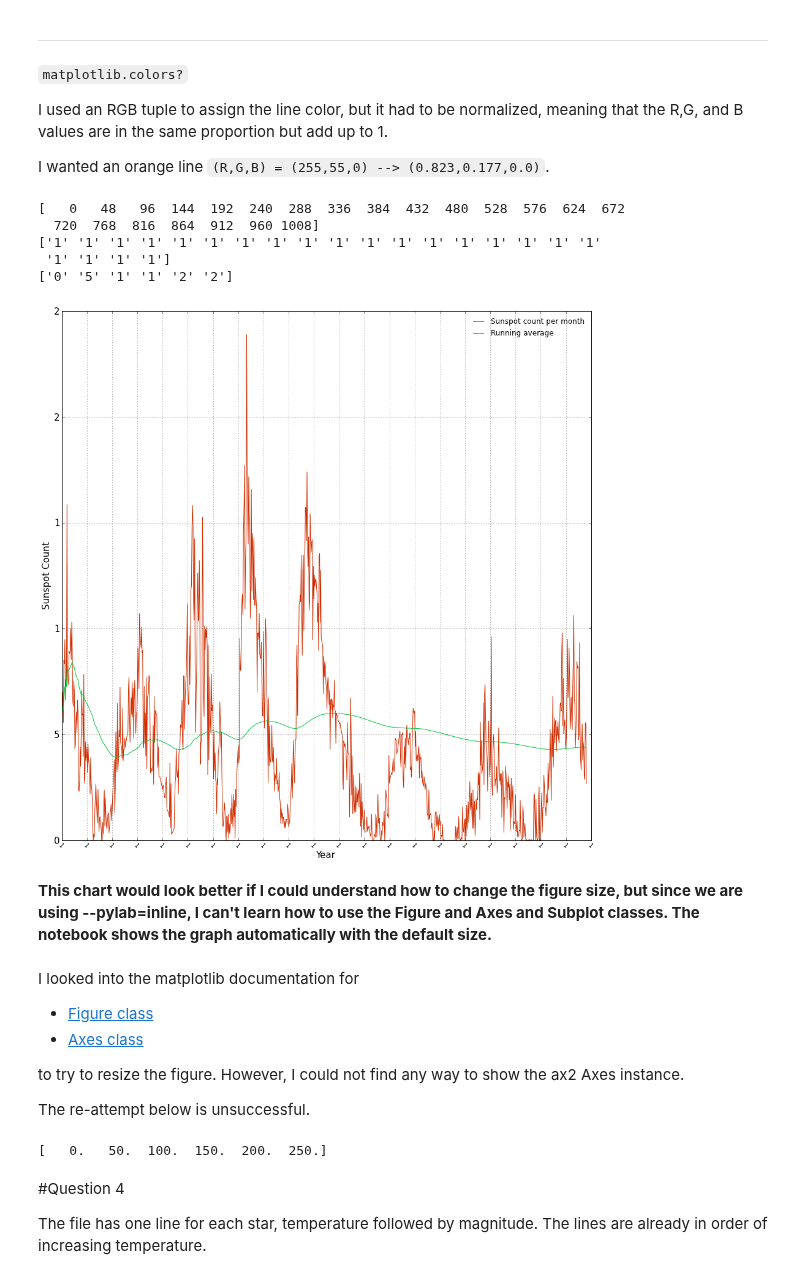
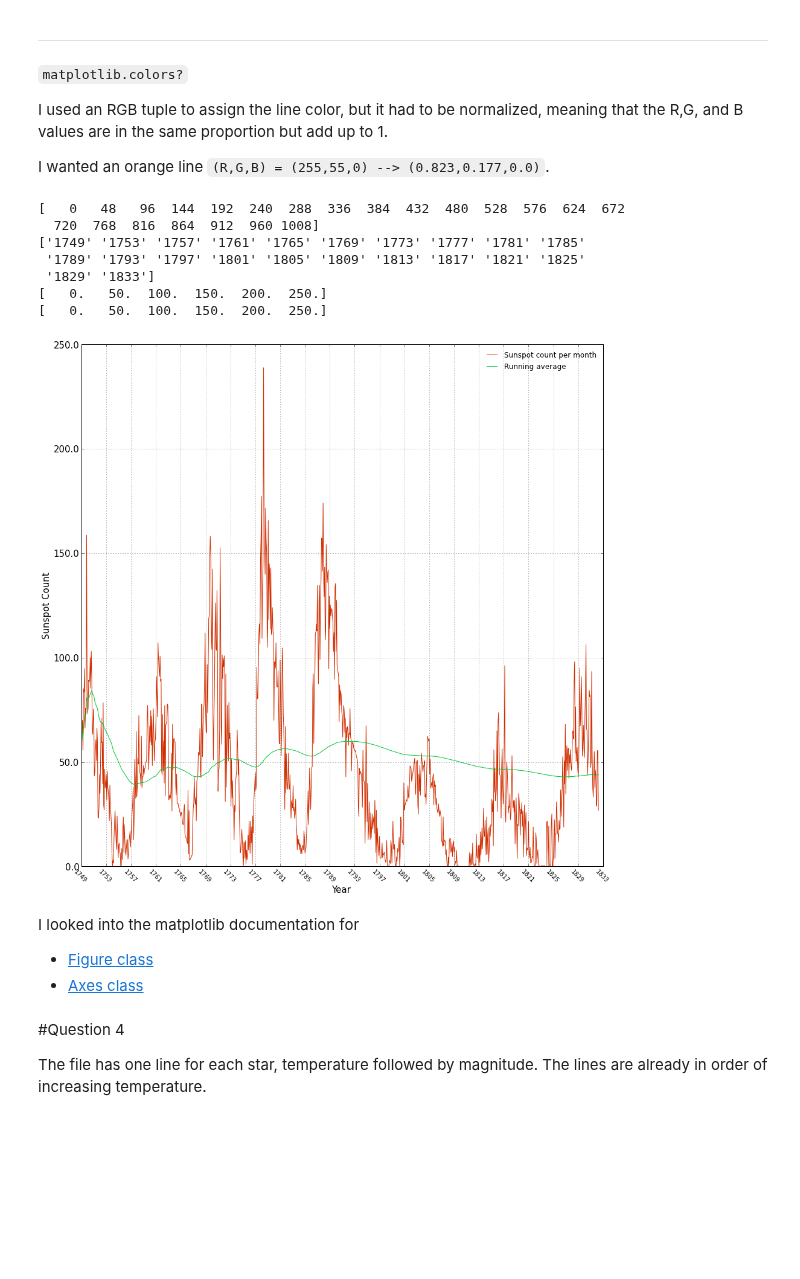
Before and after one commit to kbouch/PHYS202-S13, a Jupyter notebook: Week3/GraphicsEx2.ipynb, the cells around one changed output. Drawn from its saved outputs; the diff is of its cells as text; code cells hidden in the pictures; blank space fills up the shorter version.

```diff
--- a/Week3/GraphicsEx2.ipynb
+++ b/Week3/GraphicsEx2.ipynb
@@ -193,40 +193,41 @@ ax2.plot(x_month[:1000],running_average[:1000],color=(0,0.784,0.216),linestyle='
 
 # axis labels, line labels:
 plt.xlabel('Year', fontsize=15)
 plt.ylabel('Sunspot Count', fontsize=15)
 plt.legend(loc='upper right',frameon=False)
 
 
 # tick mark locations and labels
 # x-axis setup
 xlocs = np.arange(0,1008+48,48,dtype='int')# The closest four years to 1000 months after January 1749 is 1008 months after (84 years).
 print xlocs                                               # length of xlocs is 22
                                                # if I include zero-eth year. Upper argument of arange function is 1008+48.
-my_xticklabels = np.empty((22,),dtype='string')
+my_xticklabels = np.empty((22,),dtype='S4')
 for i in range(len(xlocs)):
-    my_xticklabels[i] = str(1749 + (xlocs[i]/12))        # insert the ith year to the ith slot of the year array as a string
+    my_xticklabels[i] = repr(1749 + (xlocs[i]/12))        # insert the ith year to the ith slot of the year array as a string
 print my_xticklabels
 
 # y-axis setup
-ylocs = np.arange(0.0,300.0,50.0,dtype='float')  # I don't know why the graph prints only the first digit on my axis tick labels.
+ylocs = np.arange(0.0,300.0,50.0,dtype=np.float32)
+print ylocs
 
-my_yticklabels = np.empty((6),dtype='string')
+my_yticklabels = np.empty((6),dtype=np.float32)        # datatype of the tick labels array does not have to be string.
 for i in range(len(ylocs)):
     my_yticklabels[i] = str(ylocs[i])
 
 print my_yticklabels
 
 # setting ticks
 plt.xticks(xlocs, my_xticklabels, rotation=-45)      # add 'pretty' rotation
 plt.yticks(ylocs, my_yticklabels, fontsize=15)
 
 plt.grid(True)
 # %% [output]
 [   0   48   96  144  192  240  288  336  384  432  480  528  576  624  672
   720  768  816  864  912  960 1008]
-['1' '1' '1' '1' '1' '1' '1' '1' '1' '1' '1' '1' '1' '1' '1' '1' '1' '1'
- '1' '1' '1' '1']
-['0' '5' '1' '1' '2' '2']
+['1749' '1753' '1757' '1761' '1765' '1769' '1773' '1777' '1781' '1785'
+ '1789' '1793' '1797' '1801' '1805' '1809' '1813' '1817' '1821' '1825'
+ '1829' '1833']
+[   0.   50.  100.  150.  200.  250.]
+[   0.   50.  100.  150.  200.  250.]
-[figure, old version]
+[figure, new version]
-# %% [markdown]
-__This chart would look better if I could understand how to change the figure size, but since we are using --pylab=inline, I can't learn how to use the Figure and Axes and Subplot classes. The notebook shows the graph automatically with the default size.__
@@ -238,59 +241,6 @@ I looked into the matplotlib documentation for
 
 [1]:http://matplotlib.org/api/figure_api.html?highlight=matplotlib.figure#matplotlib.figure
 [2]:http://matplotlib.org/api/axes_api.html#matplotlib.axes.Axes.plot
-
-to try to resize the figure. However, I could not find any way to show the ax2 Axes instance.
-
-The re-attempt below is unsuccessful.
-# %%
-# define the figure
-fig2 = matplotlib.figure.Figure(figsize=(6.0,6.0))
-#rect= (left,bottom,height,width)
-
-# define an axes within fig2
-rect = (0.0,6.0,6.0,6.0)
-ax2 = matplotlib.axes.Axes(fig2,rect)
-
-# plot two lines to ax2
-ax2.plot(x_month[:1000],y_count[:1000],color=(0.823,0.177,0.0),linestyle='-',label='Sunspot count per month')
-ax2.plot(x_month[:1000],running_average[:1000],color=(0,1.0,0),linestyle='--',label='Running average')
-
-
-# axis labels:
-ax2.set_xlabel('Year', fontsize=15)
-ax2.set_ylabel('Sunspot Count', fontsize=15)
-ax2.legend(loc='upper right')
-
-
-# tick mark locations and labels
-# x-axis setup
-xlocs = np.arange(0,1008+48,48,dtype='int')    # The closest four years to 1000 months after January 1749 is 1008 months after (84 years).
-                                               # length of xlocs is 22
-                                               # if I include zero-eth year. Upper argument of arange function is 1008+48.
-my_xticklabels = np.ones((22,),dtype='string')
-for i in range(len(xlocs)):
-    my_xticklabels[i] = str(1749 + int(xlocs[i]/12.0))        # insert the ith year to the ith slot of the year array as a string
-
-# y-axis setup
-ylocs = np.arange(000.0,300.0,050.0,dtype='float')       # I don't know why the graph prints only the first digit on my axis tick labels.
-
-my_yticklabels = np.ones((6),dtype='string')
-print ylocs
-for i in range(len(ylocs)):
-    my_yticklabels[i] = '%g' % (ylocs[i],)
-
-# setting ticks
-ax2.set_xticks(xlocs)
-ax2.set_xticklabels(my_xticklabels, rotation=-45)      # add 'pretty' rotation
-ax2.set_yticks(ylocs)
-ax2.set_yticklabels(my_yticklabels, fontsize=15)
-
-ax2.grid(True)
-
-
-matplotlib.pyplot.show()
-# %% [output]
-[   0.   50.  100.  150.  200.  250.]
 # %% [markdown]
 #Question 4
 
```
Also changed, not shown: parts of 9 cells of this notebook, 1 other file.
